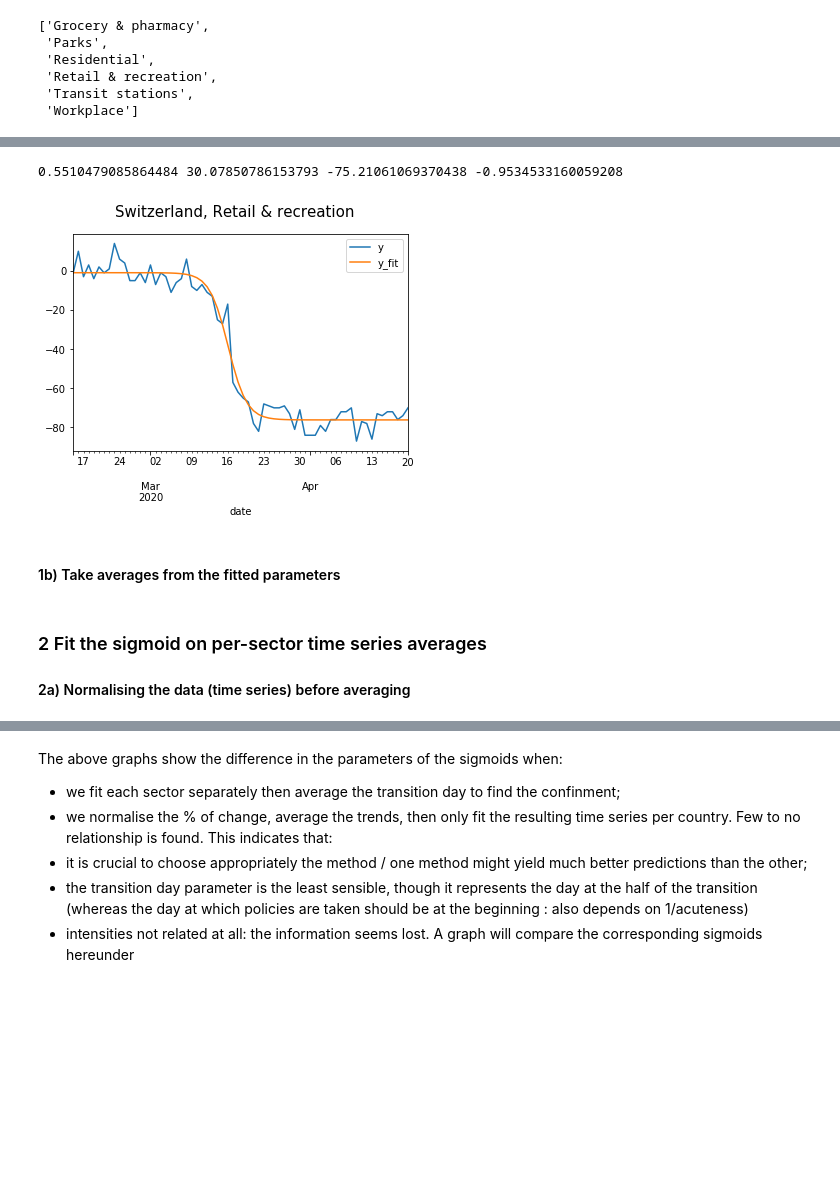
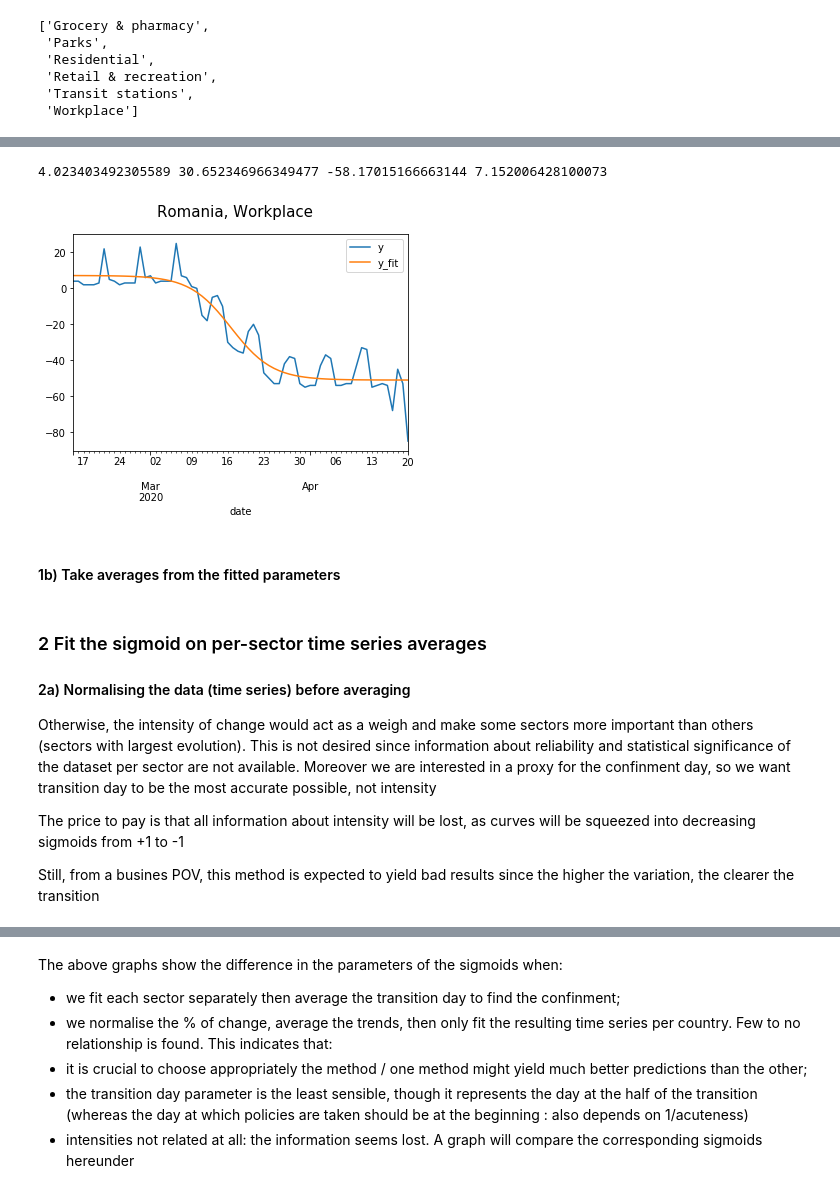
Before and after one commit to sylvainhislaire/projects, a Jupyter notebook: 1 - Fitting Google mobility data.ipynb, the cells around one changed output, grey strips where cells are left out. Saved outputs shown, nothing was run; the diff lists cells and outputs as text; code cells hidden in the pictures; blank space fills up the shorter version.

```diff
--- a/1 - Fitting Google mobility data.ipynb
+++ b/1 - Fitting Google mobility data.ipynb
@@ -186,4 +165,7 @@ def sigmoid(x,l,m,a,b):
 # %%
+def sigmoid(x,l,m,a,b):
+    return a / (1 + np.exp( -(x-m)/l ) )+b
+
 def sumsq(p):
     l,m,a,b = p
     error = np.mean( (y - sigmoid(x,l,m,a,b)) **2 )
@@ -203,11 +185,12 @@ df_fit['y'] = df_by_sector['Transit stations']
 y = df_fit['y']
 
 # fit
-msol = minimize(sumsq, [0.001,0.001,0.001,0.001], method='L-BFGS-B')
+msol = minimize(sumsq, [0.5,0.001,0.001,0.001], method='L-BFGS-B')
 l,m,a,b = msol['x']
 df_fit['y_fit'] = sigmoid(x,l,m,a,b)
 
 # visual check
+print(l,m,a,b)
 df_fit.plot()
 plt.suptitle('Transit stations',size= 15)
 plt.show()
@@ -221,16 +205,16 @@ Strategy 1: fit all the data then take the average of the transition day
 #### 1a) Fit the sigmoid function
 # %%
 # creation of an empty dataframe to gather the fitting coefficients
-df_param = pd.DataFrame(columns = df.columns,
-                             index = ['acuteness','transition day','intensity','offset','error'])
+#df_param = pd.DataFrame(columns = df.columns,
+#                             index = ['acuteness','transition day','intensity','offset','error'])
+#df_param
+
+df_param = df.reset_index()
+df_param = df_param.drop(index = df_param.index)
+df_param = df_param.drop(columns = 'date',level=0)
+df_param['parameters'] = ['transition length','transition day','intensity','offset','error']
+df_param = df_param.set_index('parameters')
 df_param
-
-#df_param = df.reset_index()
-##df_param = df_param.drop(index = df_param.index)
-#df_param = df_param.drop(columns = 'date',level=0)
-#df_param['parameters'] = ['acuteness','transition day','intensity','offset','error']
-#df_param = df_param.set_index('parameters')
-#df_param
 # %% [output]
 | Country | Afghanistan |  |  |  |  |  | ... |
 | Sector | Grocery & pharmacy | Parks | Residential | Retail & recreation | Transit stations | Workplace | ... |
@@ -293,22 +331,22 @@ Zimbabwe
 # %%
 # check visually that the fit has worked.
 # select random column
 from random import randint
 i =  randint(0,len(df_param.columns))
 column = df_param.columns[i]
 
 # gather the data
-l,m,a,b = df_param.loc[['acuteness','transition day','intensity','offset'],column]
+l,m,a,b = df_param.loc[['transition length','transition day','intensity','offset'],column]
 df_fit['y'] = df[column]
 df_fit['y_fit'] = sigmoid(x,l,m,a,b)
 
 # plot
 print(l,m,a,b)
 df_fit.plot()
 plt.suptitle(column[0]+ ', ' + column[1],size= 15)
 plt.show()
 # %% [output]
-0.5510479085864484 30.07850786153793 -75.21061069370438 -0.9534533160059208
+4.023403492305589 30.652346966349477 -58.17015166663144 7.152006428100073
-[figure, old version]
+[figure, new version]
 # %% [markdown]
 #### 1b) Take averages from the fitted parameters
@@ -319,3 +352,0 @@ df_param_means.loc['acuteness'] = 1./((1./df_param.loc['acuteness']).groupby('Co
-# %% [markdown]
-### 2 Fit the sigmoid on per-sector time series averages
-#### 2a) Normalising the data (time series) before averaging
@@ -322,3 +355,11 @@ df_param_means.loc['acuteness'] = 1./((1./df_param.loc['acuteness']).groupby('Co
+# %% [markdown]
+### 2 Fit the sigmoid on per-sector time series averages
+#### 2a) Normalising the data (time series) before averaging
+Otherwise, the intensity of change would act as a weigh and make some sectors more important than others (sectors with largest evolution). This is not desired since information about reliability and statistical significance of the dataset per sector are not available. Moreover we are interested in a proxy for the confinment day, so we want transition day to be the most accurate possible, not intensity
+
+The price to pay is that all information about intensity will be lost, as curves will be squeezed into decreasing sigmoids from +1 to -1
+
+Still, from a busines POV, this method is expected to yield bad results since the higher the variation, the clearer the transition
 # %%
 # normalise the data
 df_normalised = (df-df.mean())/df.std()
```
Also changed, not shown: parts of 29 cells of this notebook, 1 other file.
